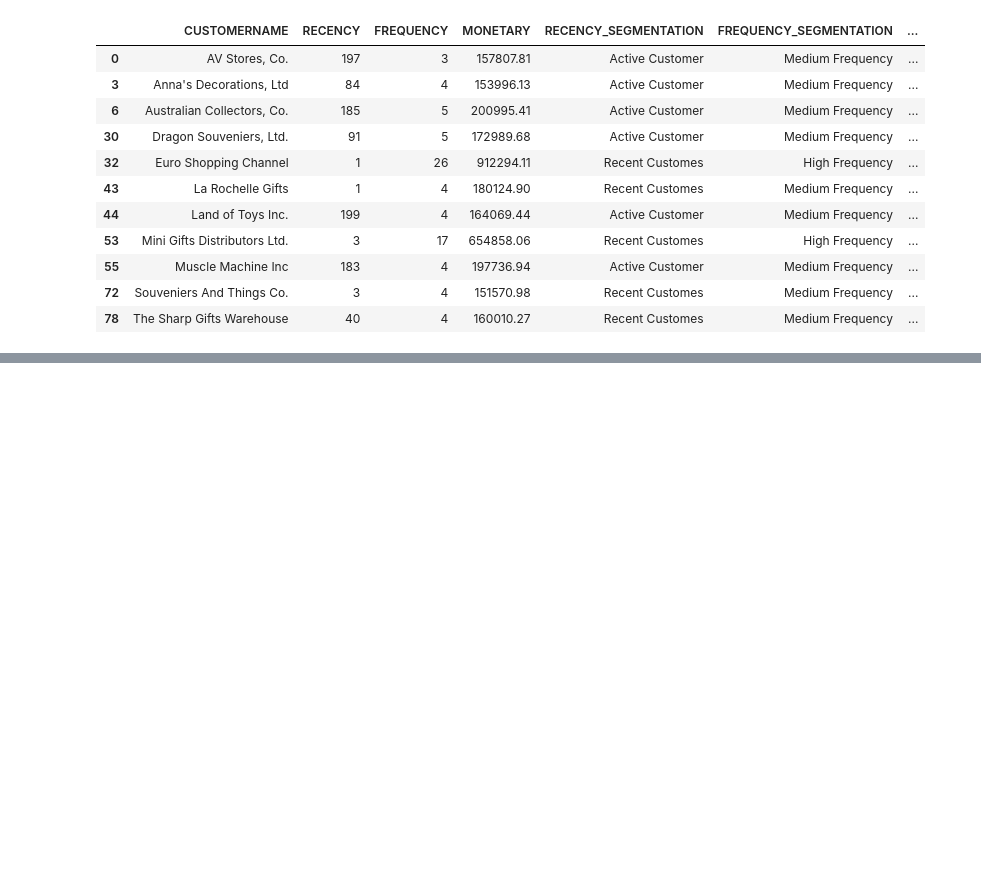
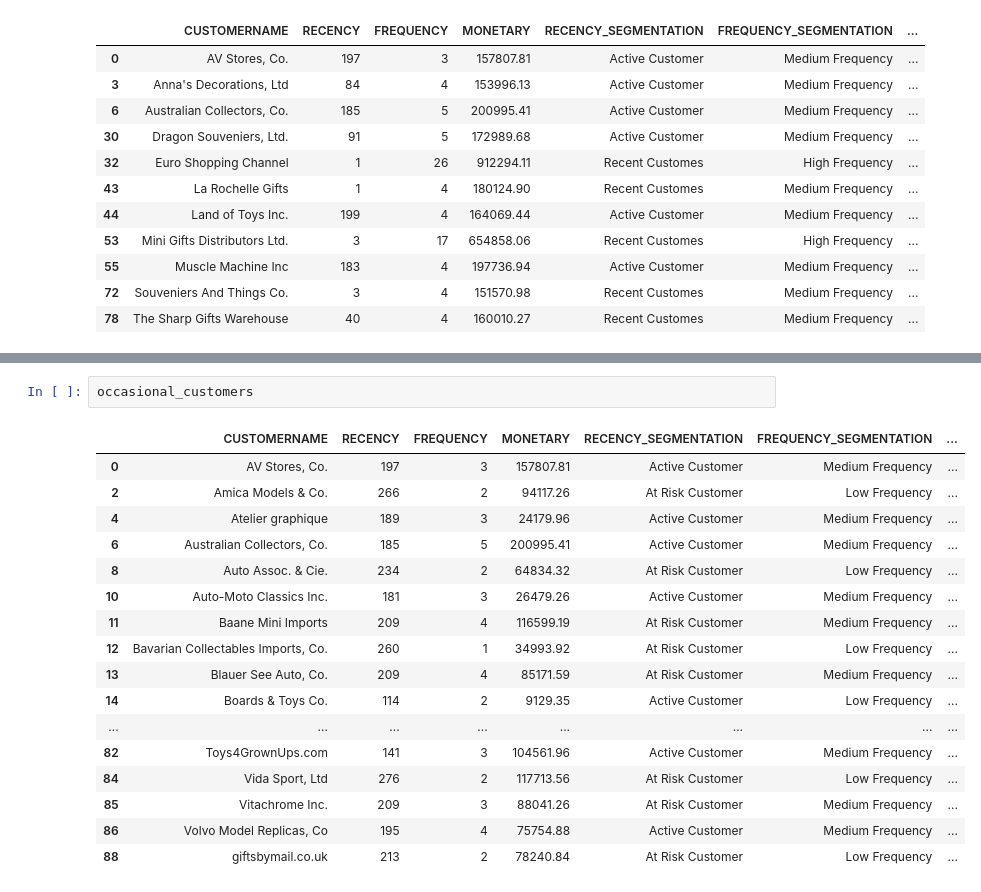
Before and after one commit to dudungawuk/RFM-automobile-sales, a Jupyter notebook: Untitled.ipynb, the cells around one changed output, grey strips where cells are left out. Drawn from its saved outputs; the diff is of its cells as text; blank space fills up the shorter version.

```diff
--- a/Untitled.ipynb
+++ b/Untitled.ipynb
@@ -532,0 +668,20 @@ df_rfm[df_rfm["MONETARY_DISTRIBUTION"] == "High Spending"]
+# %%
+occasional_customers
+# %% [output]
+|  | CUSTOMERNAME | RECENCY | FREQUENCY | MONETARY | RECENCY_SEGMENTATION | FREQUENCY_SEGMENTATION | ... |
+| 0 | AV Stores, Co. | 197 | 3 | 157807.81 | Active Customer | Medium Frequency | ... |
+| 2 | Amica Models & Co. | 266 | 2 | 94117.26 | At Risk Customer | Low Frequency | ... |
+| 4 | Atelier graphique | 189 | 3 | 24179.96 | Active Customer | Medium Frequency | ... |
+| 6 | Australian Collectors, Co. | 185 | 5 | 200995.41 | Active Customer | Medium Frequency | ... |
+| 8 | Auto Assoc. & Cie. | 234 | 2 | 64834.32 | At Risk Customer | Low Frequency | ... |
+| 10 | Auto-Moto Classics Inc. | 181 | 3 | 26479.26 | Active Customer | Medium Frequency | ... |
+| 11 | Baane Mini Imports | 209 | 4 | 116599.19 | At Risk Customer | Medium Frequency | ... |
+| 12 | Bavarian Collectables Imports, Co. | 260 | 1 | 34993.92 | At Risk Customer | Low Frequency | ... |
+| 13 | Blauer See Auto, Co. | 209 | 4 | 85171.59 | At Risk Customer | Medium Frequency | ... |
+| 14 | Boards & Toys Co. | 114 | 2 | 9129.35 | Active Customer | Low Frequency | ... |
+| ... | ... | ... | ... | ... | ... | ... | ... |
+| 82 | Toys4GrownUps.com | 141 | 3 | 104561.96 | Active Customer | Medium Frequency | ... |
+| 84 | Vida Sport, Ltd | 276 | 2 | 117713.56 | At Risk Customer | Low Frequency | ... |
+| 85 | Vitachrome Inc. | 209 | 3 | 88041.26 | At Risk Customer | Medium Frequency | ... |
+| 86 | Volvo Model Replicas, Co | 195 | 4 | 75754.88 | Active Customer | Medium Frequency | ... |
+| 88 | giftsbymail.co.uk | 213 | 2 | 78240.84 | At Risk Customer | Low Frequency | ... |
```
Also changed, not shown: parts of 10 cells of this notebook.
